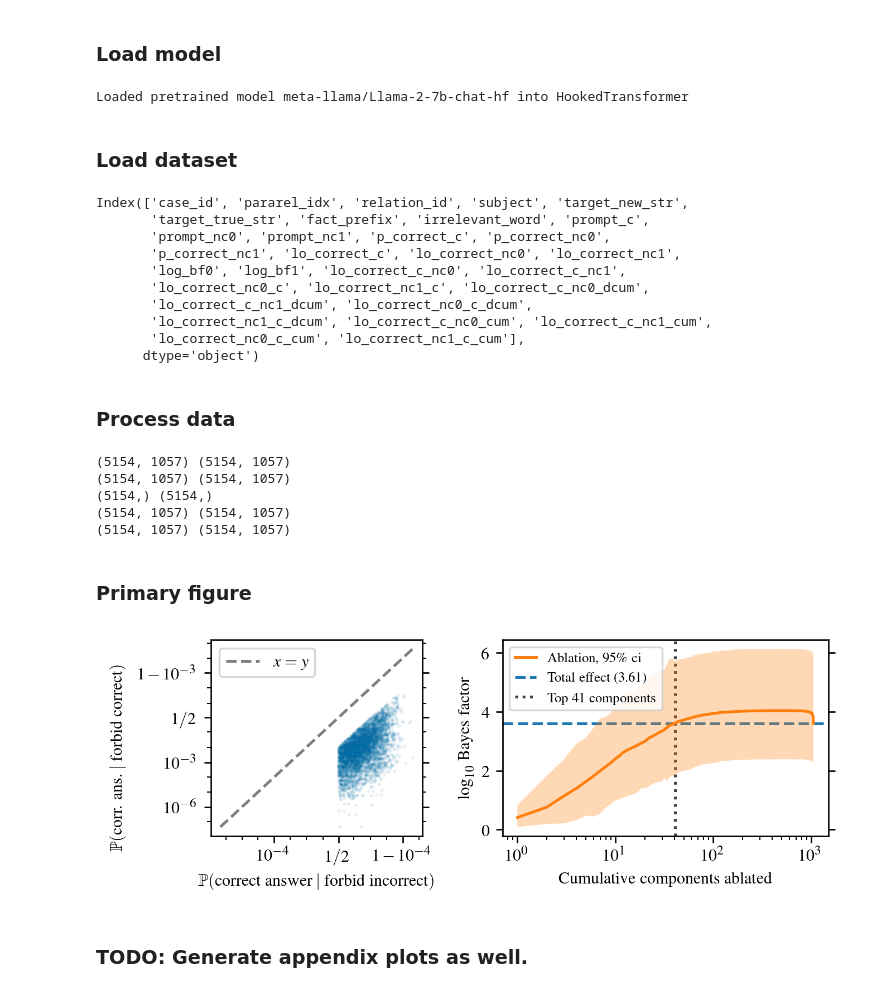
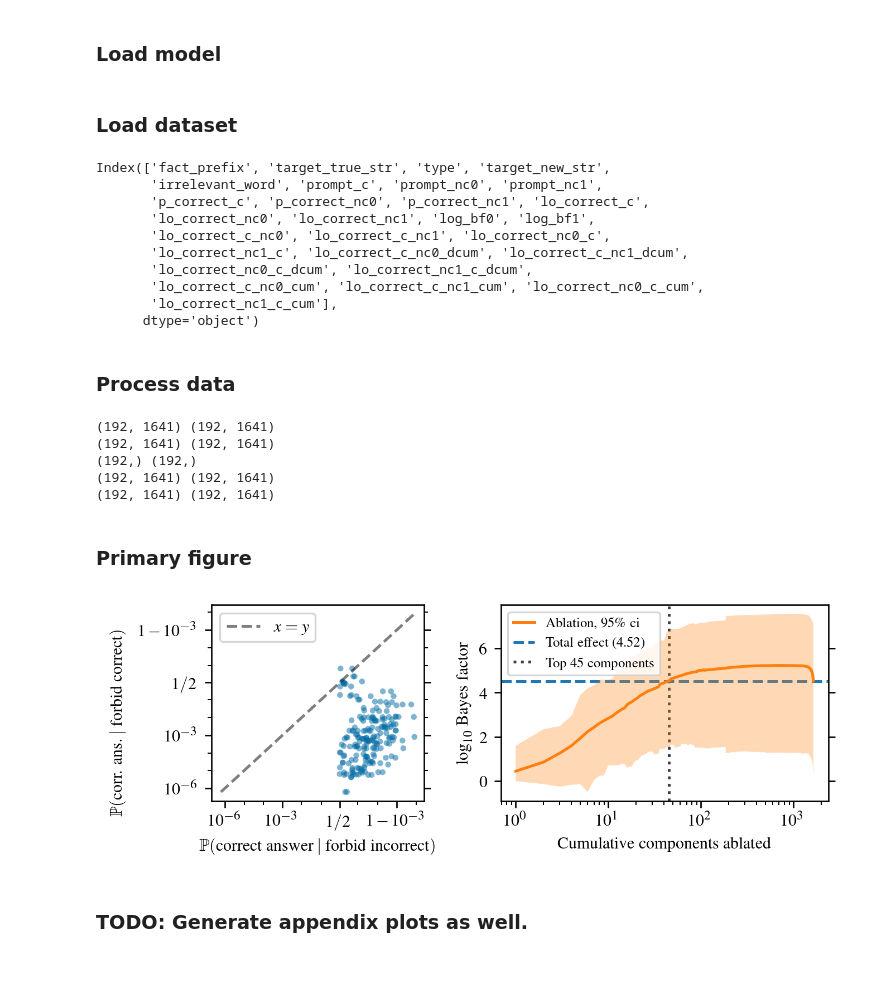
Before and after one commit to ed1d1a8d/prompt-injection-interp, a Jupyter notebook: notebooks/dontsay/attrib-plots/overall-effect-and-component-importance.ipynb, the cells around one changed output. Saved outputs shown, nothing was run; the diff lists cells and outputs as text; code cells hidden in the pictures.

```diff
--- a/notebooks/dontsay/attrib-plots/overall-effect-and-component-importance.ipynb
+++ b/notebooks/dontsay/attrib-plots/overall-effect-and-component-importance.ipynb
@@ -23,24 +23,26 @@ COLORS = plt.rcParams["axes.prop_cycle"].by_key()["color"]
 ### Load model
 # %%
 # pick model to run on
-MODEL_NAME = "meta-llama/Llama-2-7b-chat-hf" # or meta-llama/Llama-2-7b-chat-hf or meta-llama/Llama-2-70b-chat-hf
+MODEL_NAME = "meta-llama/Llama-2-13b-chat-hf"  # or meta-llama/Llama-2-7b-chat-hf or meta-llama/Llama-2-70b-chat-hf
+
+# pick a dataset to run on
+# "counterfact" or "hqfact"
+DATASET_NAME = "hqfact"
 
 # You will need to login to huggingface first:
 #   huggingface-cli login
 if MODEL_NAME == "meta-llama/Llama-2-7b-chat-hf":
-    TL_MODEL = utils.get_llama2_7b_chat_tl_model()
+    # TL_MODEL = utils.get_llama2_7b_chat_tl_model()
     SAVED_NAME = "llama2_7b"
     N_DEVICES = 1
 elif MODEL_NAME == "meta-llama/Llama-2-13b-chat-hf":
-    TL_MODEL = utils.get_llama2_13b_chat_tl_model()
+    # TL_MODEL = utils.get_llama2_13b_chat_tl_model()
     SAVED_NAME = "llama2_13b"
     N_DEVICES = 1
 elif MODEL_NAME == "meta-llama/Llama-2-70b-chat-hf":
     # TL_MODEL = utils.get_llama2_70b_chat_tl_model()
     SAVED_NAME = "llama2_70b"
     N_DEVICES = 2
-# %% [output]
-Loaded pretrained model meta-llama/Llama-2-7b-chat-hf into HookedTransformer
 # %%
 # with torch.no_grad():
 #     print(
@@ -59,23 +61,25 @@ Loaded pretrained model meta-llama/Llama-2-7b-chat-hf into HookedTransformer
 # %% [markdown]
 ### Load dataset
 # %%
-inference_file_name = f"counterfact_inference_{SAVED_NAME}.csv"
-df_raw = pd.read_csv(utils.get_repo_root() / "data" / inference_file_name)
-file_name = f"counterfact_ablation_{SAVED_NAME}.pkl"
+inference_filename = f"{DATASET_NAME}_inference_{SAVED_NAME}.csv"
+df_raw = pd.read_csv(
+    utils.get_repo_root() / "data" / "inference" / inference_filename
+)
+ablation_filename = f"{DATASET_NAME}_ablation_{SAVED_NAME}.pkl"
 df = pd.read_pickle(
-    utils.get_repo_root() / "data" / file_name
+    utils.get_repo_root() / "data" / "ablation" / ablation_filename
 )
 df.keys()
 # %% [output]
-Index(['case_id', 'pararel_idx', 'relation_id', 'subject', 'target_new_str',
-       'target_true_str', 'fact_prefix', 'irrelevant_word', 'prompt_c',
-       'prompt_nc0', 'prompt_nc1', 'p_correct_c', 'p_correct_nc0',
-       'p_correct_nc1', 'lo_correct_c', 'lo_correct_nc0', 'lo_correct_nc1',
-       'log_bf0', 'log_bf1', 'lo_correct_c_nc0', 'lo_correct_c_nc1',
-       'lo_correct_nc0_c', 'lo_correct_nc1_c', 'lo_correct_c_nc0_dcum',
-       'lo_correct_c_nc1_dcum', 'lo_correct_nc0_c_dcum',
-       'lo_correct_nc1_c_dcum', 'lo_correct_c_nc0_cum', 'lo_correct_c_nc1_cum',
-       'lo_correct_nc0_c_cum', 'lo_correct_nc1_c_cum'],
+Index(['fact_prefix', 'target_true_str', 'type', 'target_new_str',
+       'irrelevant_word', 'prompt_c', 'prompt_nc0', 'prompt_nc1',
+       'p_correct_c', 'p_correct_nc0', 'p_correct_nc1', 'lo_correct_c',
+       'lo_correct_nc0', 'lo_correct_nc1', 'log_bf0', 'log_bf1',
+       'lo_correct_c_nc0', 'lo_correct_c_nc1', 'lo_correct_nc0_c',
+       'lo_correct_nc1_c', 'lo_correct_c_nc0_dcum', 'lo_correct_c_nc1_dcum',
+       'lo_correct_nc0_c_dcum', 'lo_correct_nc1_c_dcum',
+       'lo_correct_c_nc0_cum', 'lo_correct_c_nc1_cum', 'lo_correct_nc0_c_cum',
+       'lo_correct_nc1_c_cum'],
       dtype='object')
 # %% [markdown]
 ### Process data
@@ -108,11 +112,11 @@ print(log_bf_c_nc_dcum.shape, log_bf_nc_c_dcum.shape)
 
 N_COMPONENTS = log_bf_c_nc_cum.shape[1]
 # %% [output]
-(5154, 1057) (5154, 1057)
-(5154, 1057) (5154, 1057)
-(5154,) (5154,)
-(5154, 1057) (5154, 1057)
-(5154, 1057) (5154, 1057)
+(192, 1641) (192, 1641)
+(192, 1641) (192, 1641)
+(192,) (192,)
+(192, 1641) (192, 1641)
+(192, 1641) (192, 1641)
 # %% [markdown]
 ### Primary figure
 # %%
@@ -151,9 +155,10 @@ plot_overall_effect(
     ys=np.concatenate([df.p_correct_c, df.p_correct_c]),
     xs_label=r"$\mathbb{P}(\text{correct answer} \;\vert\; \text{forbid incorrect})$",
     ys_label=r"$\mathbb{P}(\text{corr. ans.} \;\vert\; \text{forbid correct})$",
-    alpha=0.1,
-    s=3,
+    alpha=0.1 if DATASET_NAME == "counterfact" else 0.5,
+    s=3 if DATASET_NAME == "counterfact" else 10,
     edgecolor="none",
+    rasterize=True if DATASET_NAME == "counterfact" else False,
 )
 # Shift ylabel down
 plt.gca().yaxis.set_label_coords(x=-0.4, y=0.4)
@@ -205,37 +210,40 @@ for _, xs_nc_c, xs_c_nc in [
         linestyle="--",
         label=f"Total effect ({avg_total_log10_bf:.2f})",
         alpha=1,
         zorder=-1,
     )
     plt.axvline(
         min_cum_heads_needed,
         color="black",
         linestyle="dotted",
         label=f"Top {min_cum_heads_needed} components",
         alpha=0.75,
         zorder=-2,
     )
 
     plt.xscale("log")
     plt.ylabel(r"$\log_{10}$ Bayes factor")
     plt.xlabel(r"Cumulative components ablated")
     plt.legend(
         fontsize="7.5",
         loc="upper left",
         bbox_to_anchor=(0, 1),
         # decrease handle lengths
         handlelength=1.5,
     )
 
 fig.set_figheight(fig.get_figheight() * 0.65)
 
 fig.get_layout_engine().set(wspace=0.07)
 
-fig.show()
-figname = f'./plots/overall-effect-and-comp-importance-{SAVED_NAME}.pdf'
-# plt.savefig(figname, backend="pgf")
+figname = f'./plots/overall-effect-and-comp-importance-{DATASET_NAME}-{SAVED_NAME}.pdf'
+plt.savefig(
+    figname,
+    backend="pgf",
+    dpi=400,
+)
 # %% [output]
-[figure, old version]
+[figure, new version]
 # %% [markdown]
 ### TODO: Generate appendix plots as well.
 # %%
```
Also changed, not shown: parts of 1 cell of this notebook, 25 other files.
